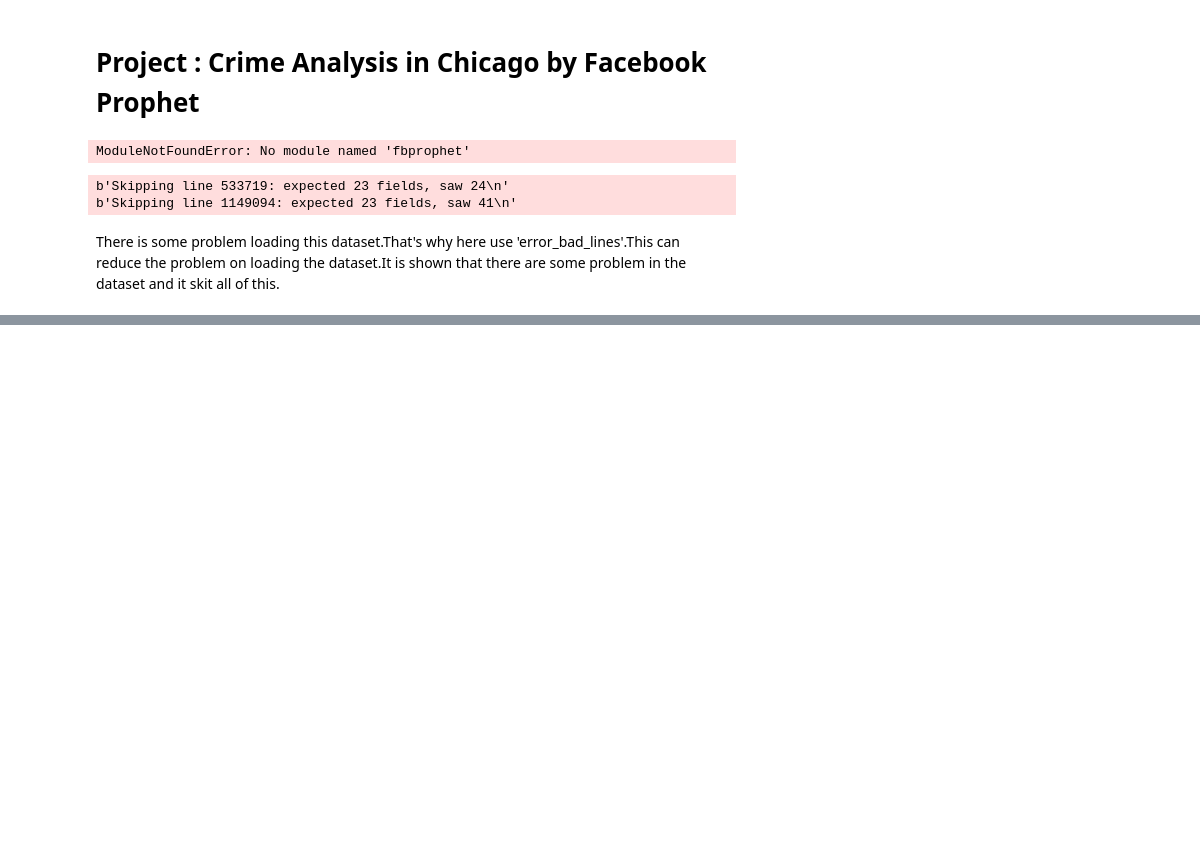
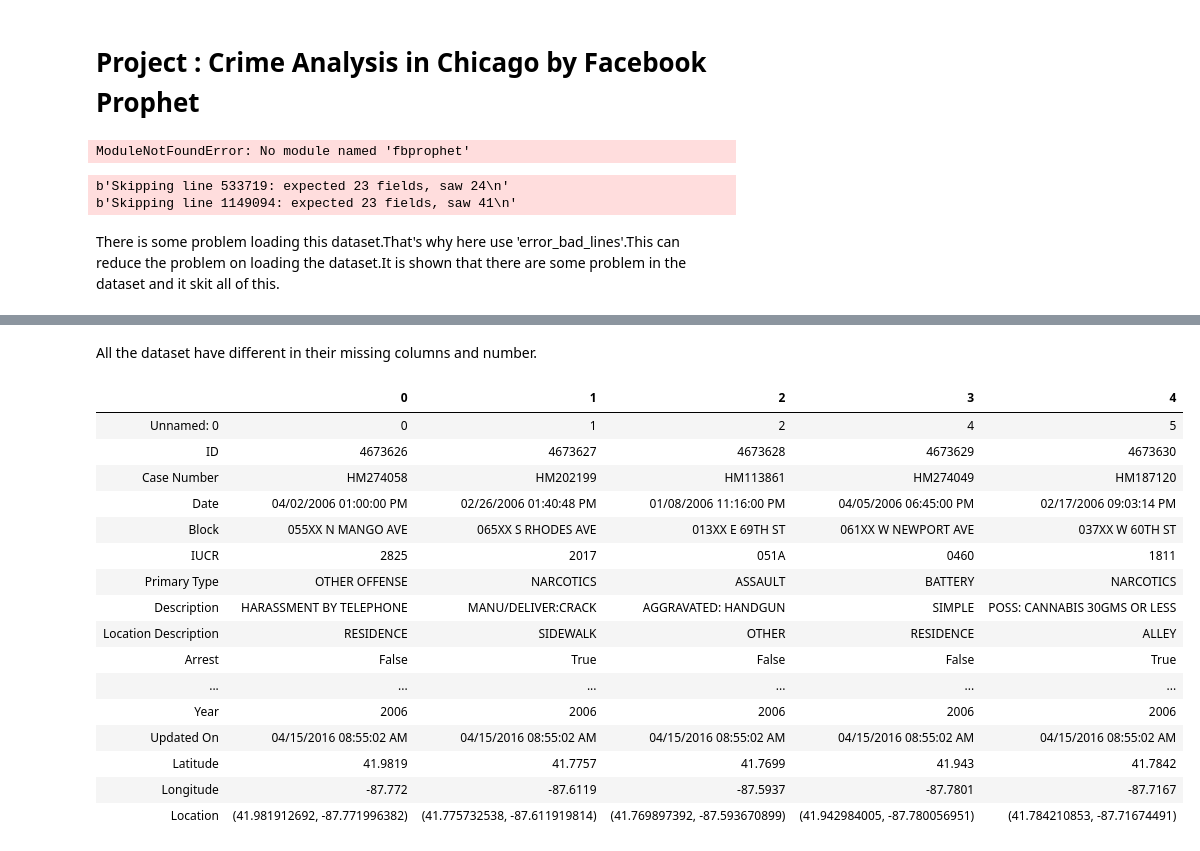
Before and after one commit to LIMON100/Crimes-in-Chicago, a Jupyter notebook: CrimeAnalysis.ipynb, the cells around one changed output, grey strips where cells are left out. Cells and saved outputs as stored; diff of their text form; code cells hidden in the pictures; blank space fills up the shorter version.

```diff
--- a/CrimeAnalysis.ipynb
+++ b/CrimeAnalysis.ipynb
@@ -24,0 +120,22 @@ There is some problem loading this dataset.That's why here use 'error_bad_lines'
+# %% [markdown]
+All the dataset have different in their missing columns and number.
+# %%
+dataset1.head().transpose()
+# %% [output]
+|  | 0 | 1 | 2 | 3 | 4 |
+| Unnamed: 0 | 0 | 1 | 2 | 4 | 5 |
+| ID | 4673626 | 4673627 | 4673628 | 4673629 | 4673630 |
+| Case Number | HM274058 | HM202199 | HM113861 | HM274049 | HM187120 |
+| Date | 04/02/2006 01:00:00 PM | 02/26/2006 01:40:48 PM | 01/08/2006 11:16:00 PM | 04/05/2006 06:45:00 PM | 02/17/2006 09:03:14 PM |
+| Block | 055XX N MANGO AVE | 065XX S RHODES AVE | 013XX E 69TH ST | 061XX W NEWPORT AVE | 037XX W 60TH ST |
+| IUCR | 2825 | 2017 | 051A | 0460 | 1811 |
+| Primary Type | OTHER OFFENSE | NARCOTICS | ASSAULT | BATTERY | NARCOTICS |
+| Description | HARASSMENT BY TELEPHONE | MANU/DELIVER:CRACK | AGGRAVATED: HANDGUN | SIMPLE | POSS: CANNABIS 30GMS OR LESS |
+| Location Description | RESIDENCE | SIDEWALK | OTHER | RESIDENCE | ALLEY |
+| Arrest | False | True | False | False | True |
+| ... | ... | ... | ... | ... | ... |
+| Year | 2006 | 2006 | 2006 | 2006 | 2006 |
+| Updated On | 04/15/2016 08:55:02 AM | 04/15/2016 08:55:02 AM | 04/15/2016 08:55:02 AM | 04/15/2016 08:55:02 AM | 04/15/2016 08:55:02 AM |
+| Latitude | 41.9819 | 41.7757 | 41.7699 | 41.943 | 41.7842 |
+| Longitude | -87.772 | -87.6119 | -87.5937 | -87.7801 | -87.7167 |
+| Location | (41.981912692, -87.771996382) | (41.775732538, -87.611919814) | (41.769897392, -87.593670899) | (41.942984005, -87.780056951) | (41.784210853, -87.71674491) |
```
Also changed, not shown: parts of 9 cells of this notebook.
